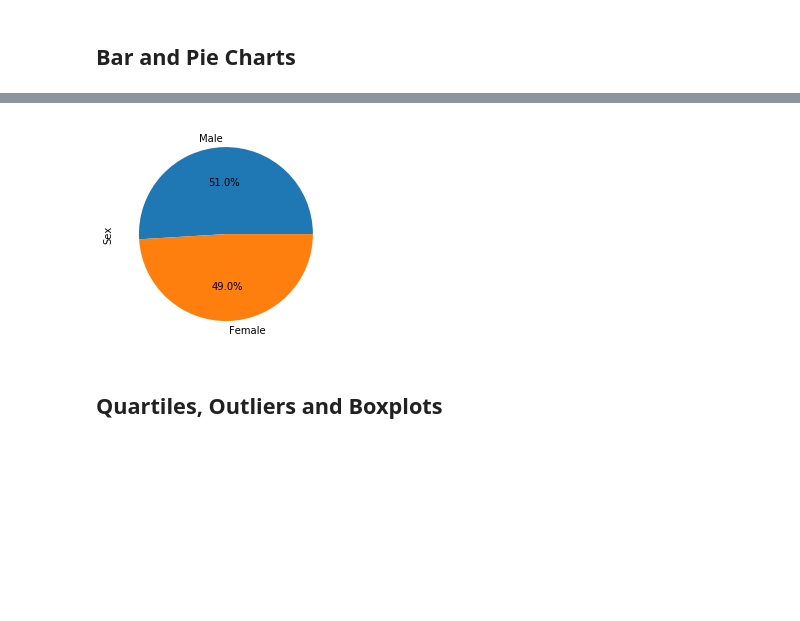
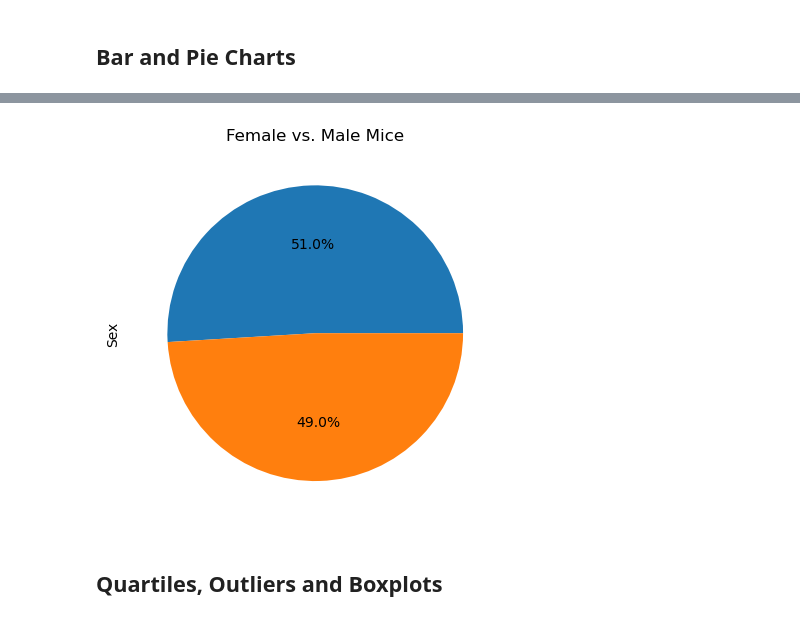
Before and after one commit to Samrosegithub/pharma_homework, a Jupyter notebook: pymaceuticals_starter.ipynb, the cells around one changed output, grey strips where cells are left out. Cells and saved outputs as stored; diff of their text form; code cells hidden in the pictures; blank space fills up the shorter version.

```diff
--- a/pymaceuticals_starter.ipynb
+++ b/pymaceuticals_starter.ipynb
@@ -63,5 +48,5 @@ array(['g989'], dtype=object)
 # %%
 # Create a clean DataFrame by dropping the duplicate mouse by its ID.
-clean_df = merge_df[merge_df['Mouse_ID'].isin(dup_mice_ID)==False]
+clean_df = merge_df[~merge_df['Mouse ID'].isin(dup_mice_ID)]
 clean_df.head()
 # %% [output]
@@ -171,7 +159,11 @@ plt.show()
 # %%
 # Generate a pie plot showing the distribution of female versus male mice using pyplot
+plt.pie(gender_data, autopct= "%1.1f%%")
+plt.title("Female vs. Male Mice")
+plt.ylabel("Sex")
+plt.show()
 # %% [output]
-[figure, old version]
+[figure, new version]
 # %% [markdown]
 ## Quartiles, Outliers and Boxplots
 # %%
```
Also changed, not shown: parts of 16 cells of this notebook, 2 other files.
